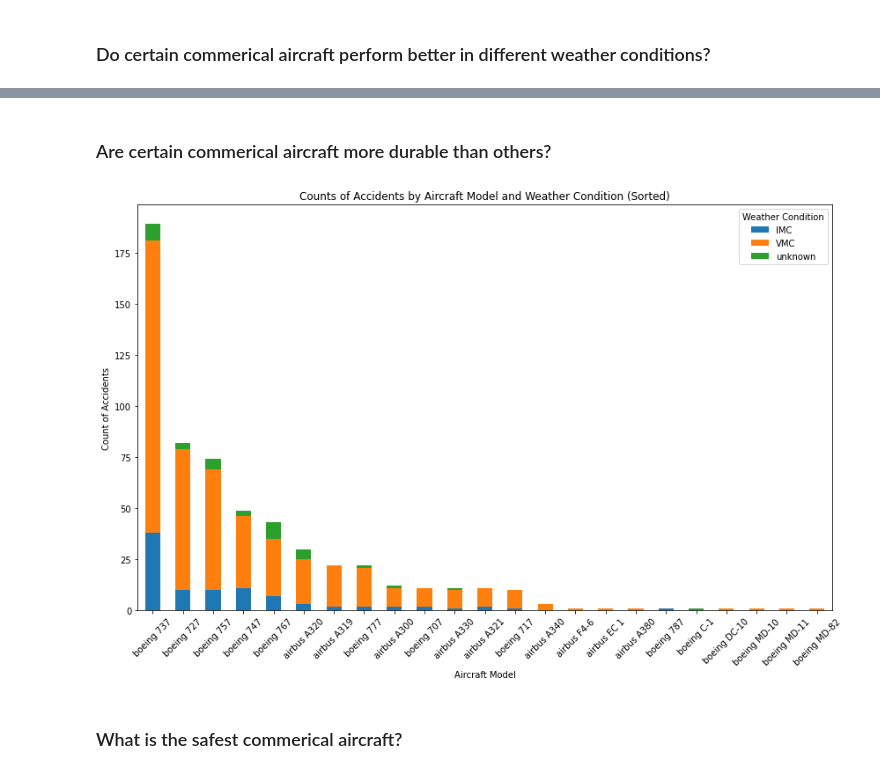
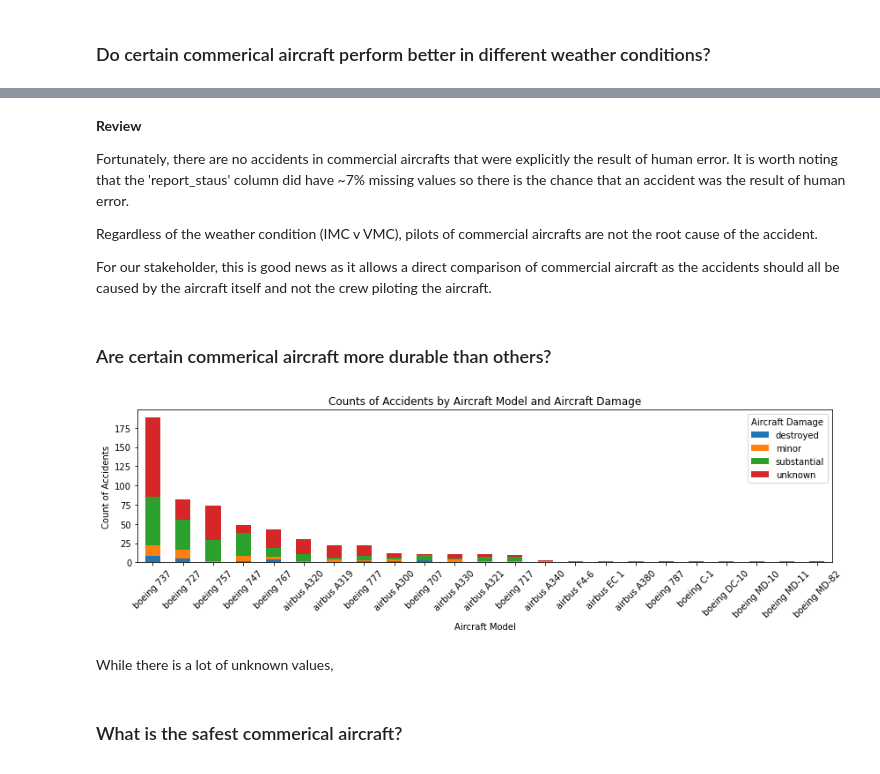
Before and after one commit to Haoweee/Phase-1-Project-1, a Jupyter notebook: combined_eda.ipynb, the cells around one changed output, grey strips where cells are left out. Drawn from its saved outputs; the diff is of its cells as text; code cells hidden in the pictures.

```diff
--- a/combined_eda.ipynb
+++ b/combined_eda.ipynb
@@ -678,3 +728,6 @@ aviation_df['injury_severity'] = aviation_df['injury_severity'].apply(lambda x:
+# %%
+# Create a new column 'human_error' with binary labels based on 'investigation_type'
+aviation_df['human_error'] = aviation_df['investigation_type'].str.contains('pilot', case=False) | aviation_df['investigation_type'].str.contains('instructor', case=False)
 # %% [markdown]
 ##### make
 # %%
@@ -1478,29 +1560,39 @@ plt.show();
+# %% [markdown]
+**Review**
+
+Fortunately, there are no accidents in commercial aircrafts that were explicitly the result of human error. It is worth noting that the 'report_staus' column did have ~7% missing values so there is the chance that an accident was the result of human error.
+
+Regardless of the weather condition (IMC v VMC), pilots of commercial aircrafts are not the root cause of the accident.
+
+For our stakeholder, this is good news as it allows a direct comparison of commercial aircraft as the accidents should all be caused by the aircraft itself and not the crew piloting the aircraft.
 # %% [markdown]
 ### Are certain commerical aircraft more durable than others?
 # %%
-# Group the data by 'make_model' and 'weather_condition', count values, convert to single index DataFrame
-weather_counts = airbus_v_boeing_df.groupby(['make_model', 'weather_condition']).size().unstack()
+# Group the data by 'make_model' and 'aircraft_damage', count values, convert to single index DataFrame
+damage_counts = airbus_v_boeing_df.groupby(['make_model', 'aircraft_damage']).size().unstack()
 
-# Sum the counts of the columns ('make_model' by 'weather_condition')
-weather_counts_total = weather_counts.sum(axis=1)
+# Sum the counts of the columns ('make_model' by 'aircraft_damage')
+damage_counts_total = damage_counts.sum(axis=1)
 
 # Sort the total counts in descending order
-weather_counts_total_sorted = weather_counts_total.sort_values(ascending=False)
+damage_counts_total_sorted = damage_counts_total.sort_values(ascending=False)
 
-# Sorts the weather_counts df by using the indexes of the series weather_counts_total_sorted
-weather_counts_sorted = weather_counts.loc[weather_counts_total_sorted.index]
+# Sorts the damage_counts df by using the indexes of the series damage_counts_total_sorted
+damage_counts_sorted = damage_counts.loc[damage_counts_total_sorted.index]
 
 # Plotting
-weather_counts_sorted.plot(kind='bar', stacked=True, figsize=(12, 8))
-plt.title('Counts of Accidents by Aircraft Model and Weather Condition (Sorted)')
+damage_counts_sorted.plot(kind='bar', stacked=True, figsize=(12, 4))
+plt.title('Counts of Accidents by Aircraft Model and Aircraft Damage')
 plt.xlabel('Aircraft Model')
 plt.ylabel('Count of Accidents')
 plt.xticks(rotation=45)
-plt.legend(title='Weather Condition')
+plt.legend(title='Aircraft Damage')
 plt.tight_layout()
 plt.show();
 # %% [output]
-[figure, old version]
+[figure, new version]
+# %% [markdown]
+While there is a lot of unknown values,
 # %% [markdown]
 ### What is the safest commerical aircraft?
 # %%
```
Also changed, not shown: parts of 11 cells of this notebook, 3 other files.
